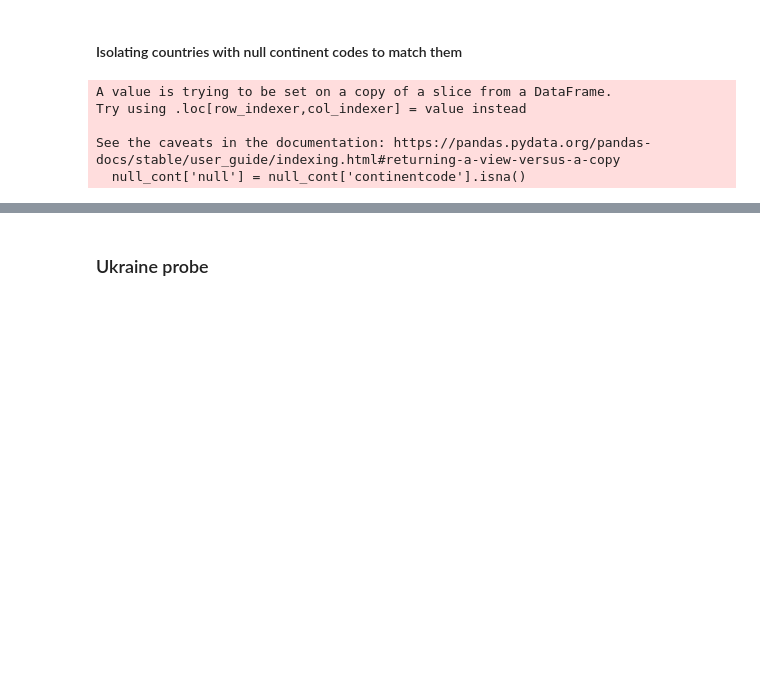
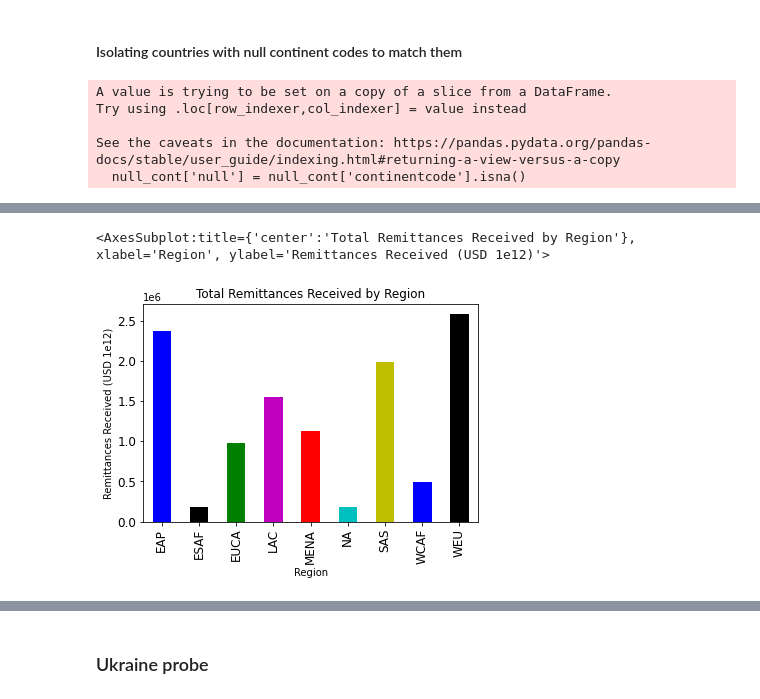
Before and after one commit to bukanif/CYPLAN255-1, a Jupyter notebook: notebooks_copy_2/Remittances2.ipynb, the cells around one changed output, grey strips where cells are left out. Drawn from its saved outputs; the diff is of its cells as text; code cells hidden in the pictures; blank space fills up the shorter version.

```diff
--- a/notebooks_copy_2/Remittances2.ipynb
+++ b/notebooks_copy_2/Remittances2.ipynb
@@ -632,0 +485,6 @@ cont.sort_values('total_rem', ascending=False)
+# %%
+regions = in_global.groupby('region').sum()
+regions.total_rem.plot(kind='bar', title='Total Remittances Received by Region', xlabel='Region', ylabel='Remittances Received (USD 1e12)', fontsize=12, color=['b','k','g','m','r','c','y'])
+# %% [output]
+<AxesSubplot:title={'center':'Total Remittances Received by Region'}, xlabel='Region', ylabel='Remittances Received (USD 1e12)'>
+[figure, added]
```
Also changed, not shown: parts of 83 cells of this notebook.
